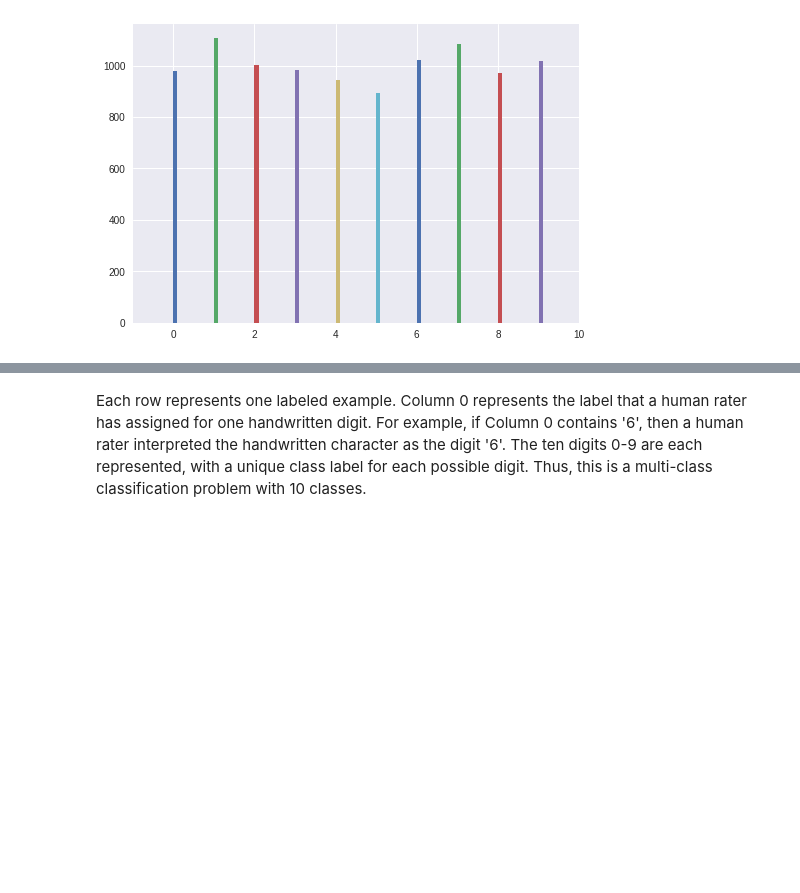
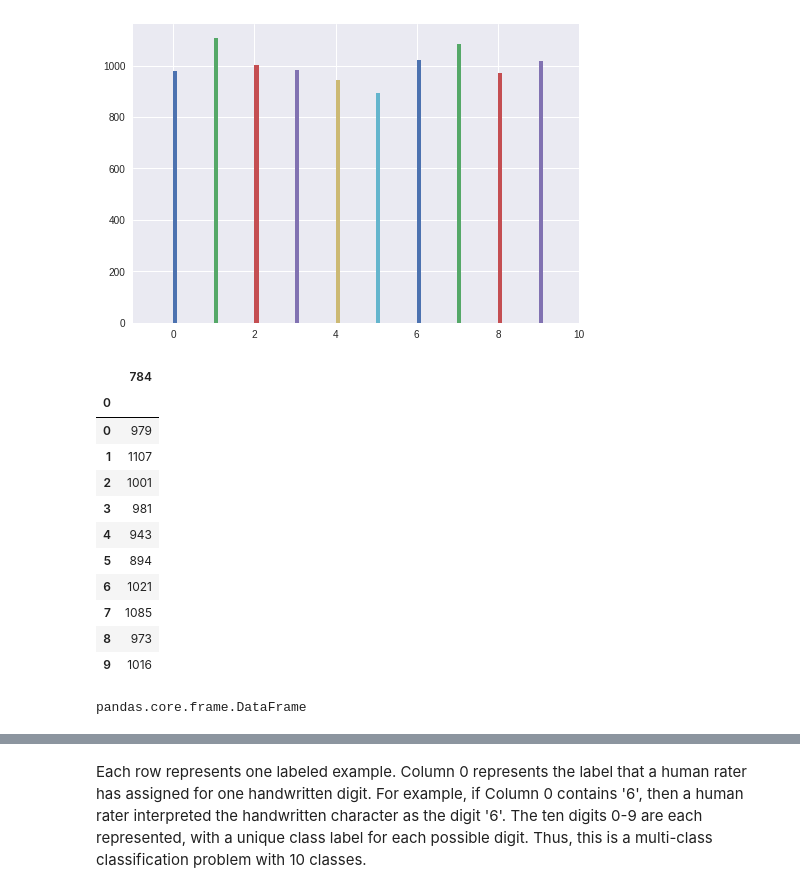
Before and after one commit to tenvol/tsf00, a Jupyter notebook: multi_class_classification_of_handwritten_digits.ipynb, the cells around one changed output, grey strips where cells are left out. Drawn from its saved outputs; the diff is of its cells as text; code cells hidden in the pictures; blank space fills up the shorter version.

```diff
--- a/multi_class_classification_of_handwritten_digits.ipynb
+++ b/multi_class_classification_of_handwritten_digits.ipynb
@@ -160,3 +160,22 @@ mnist_dataframe.groupby(0)[0].hist(bins=10)
 9    AxesSubplot(0.125,0.125;0.775x0.755)
 Name: 0, dtype: object
 [figure]
+# %%
+mnist_dataframe.groupby(0).agg({784: 'count'})
+# %% [output]
+|  | 784 |
+| 0 |  |
+| 0 | 979 |
+| 1 | 1107 |
+| 2 | 1001 |
+| 3 | 981 |
+| 4 | 943 |
+| 5 | 894 |
+| 6 | 1021 |
+| 7 | 1085 |
+| 8 | 973 |
+| 9 | 1016 |
+# %%
+type(mnist_dataframe.groupby(0).agg('count'))
+# %% [output]
+pandas.core.frame.DataFrame
```
Also changed, not shown: parts of 3 cells of this notebook.
